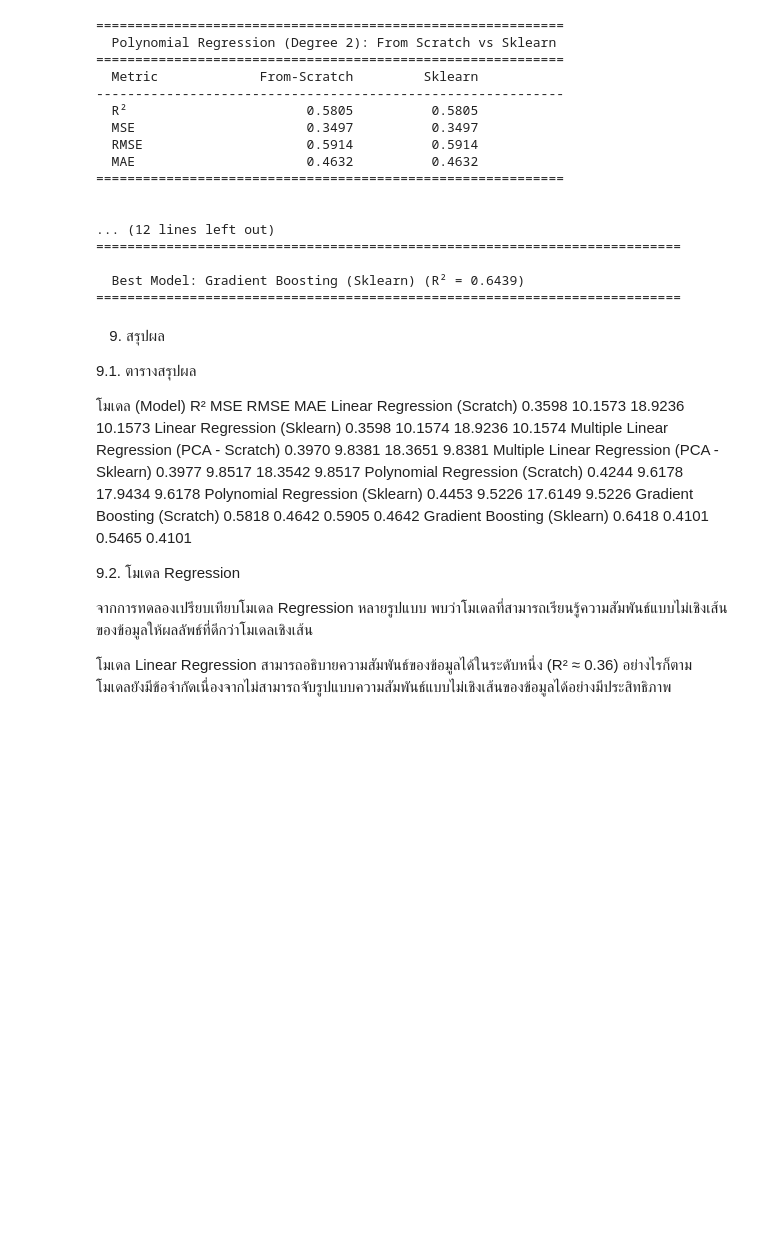
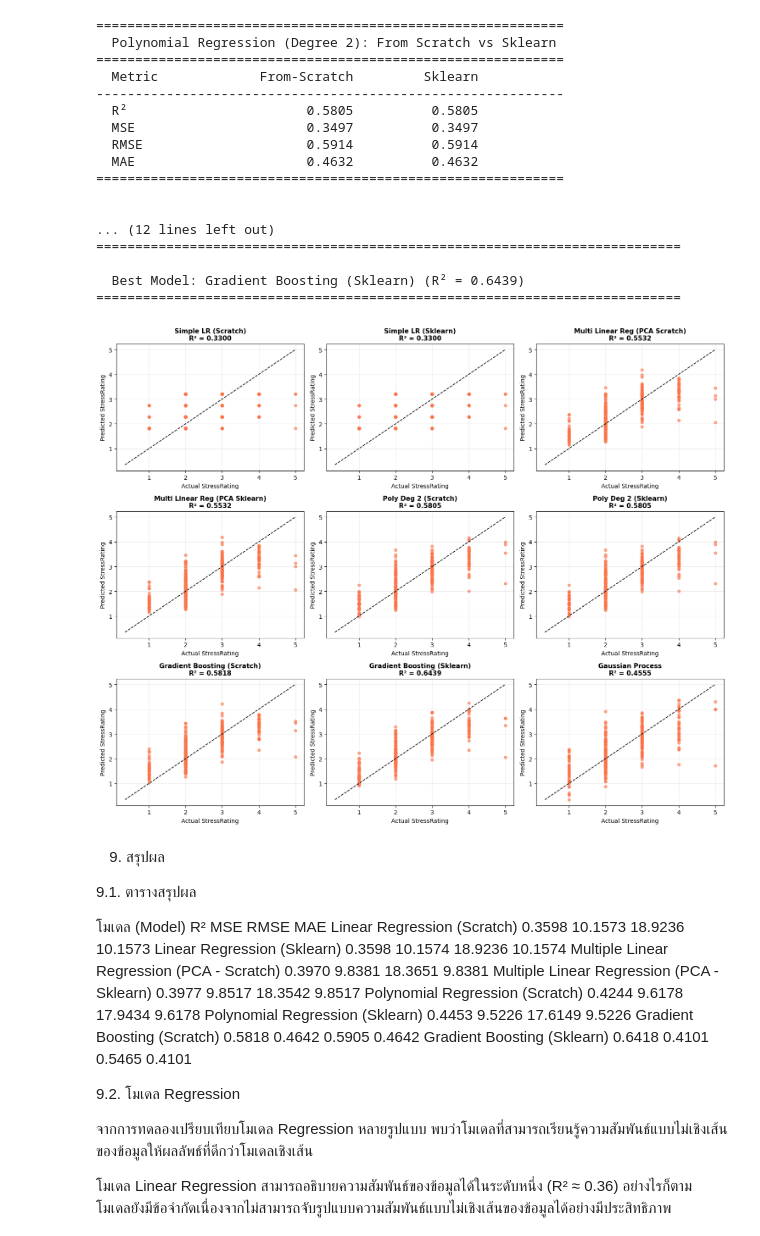
Before and after one commit to jiraphat48026/HR-Machine-Learning-Project, a Jupyter notebook: models/regression.ipynb, the cells around one changed output. Saved outputs shown, nothing was run; the diff lists cells and outputs as text; code cells hidden in the pictures; blank space fills up the shorter version.

```diff
--- a/models/regression.ipynb
+++ b/models/regression.ipynb
@@ -703,6 +742,60 @@ print("=" * 75)
 
   Best Model: Gradient Boosting (Sklearn) (R² = 0.6439)
 ===========================================================================
+# %%
+# =====================================================
+# Actual Fit Plot for Every Model (Actual vs Predicted)
+# =====================================================
+import math
+
+model_predictions = [
+    ("Simple LR (Scratch)", y_pred_simple_scratch),
+    ("Simple LR (Sklearn)", y_pred_simple_lib),
+    ("Multi Linear Reg (PCA Scratch)", y_pred_pca),
+    ("Multi Linear Reg (PCA Sklearn)", y_pred_sklearn_pca),
+    (f"Poly Deg {degree} (Scratch)", y_pred_poly_scratch),
+    (f"Poly Deg {degree} (Sklearn)", y_pred_poly_lib),
+    ("Gradient Boosting (Scratch)", y_pred_gb_scratch),
+    ("Gradient Boosting (Sklearn)", y_pred_gb_lib),
+]
+
+# Include Gaussian Process if available in the current run.
+if 'y_pred_gp' in globals():
+    model_predictions.append(("Gaussian Process", y_pred_gp))
+
+y_true = y_test.flatten()
+
+y_min = y_true.min()
+y_max = y_true.max()
+for _, pred in model_predictions:
+    y_min = min(y_min, np.min(np.asarray(pred).flatten()))
+    y_max = max(y_max, np.max(np.asarray(pred).flatten()))
+
+n_models = len(model_predictions)
+n_cols = 3
+n_rows = math.ceil(n_models / n_cols)
+
+fig, axes = plt.subplots(n_rows, n_cols, figsize=(5 * n_cols, 4 * n_rows))
+axes = np.array(axes).reshape(-1)
+
+for i, (name, pred) in enumerate(model_predictions):
+    y_pred_flat = np.asarray(pred).flatten()
+    r2_val = r2_score(y_true, y_pred_flat)
+
+    axes[i].scatter(y_true, y_pred_flat, alpha=0.6, s=22, color='#FF7043')
+    axes[i].plot([y_min, y_max], [y_min, y_max], '--', color='black', linewidth=1.2)
+    axes[i].set_title(f"{name}\nR² = {r2_val:.4f}", fontsize=11, fontweight='bold')
+    axes[i].set_xlabel('Actual StressRating')
+    axes[i].set_ylabel('Predicted StressRating')
+    axes[i].grid(alpha=0.25)
+
+for j in range(n_models, len(axes)):
+    axes[j].axis('off')
+
+plt.tight_layout()
+plt.show()
+# %% [output]
+[figure, added]
 # %% [markdown]
 9. สรุปผล
 
```
Also changed, not shown: parts of 1 cell of this notebook.
